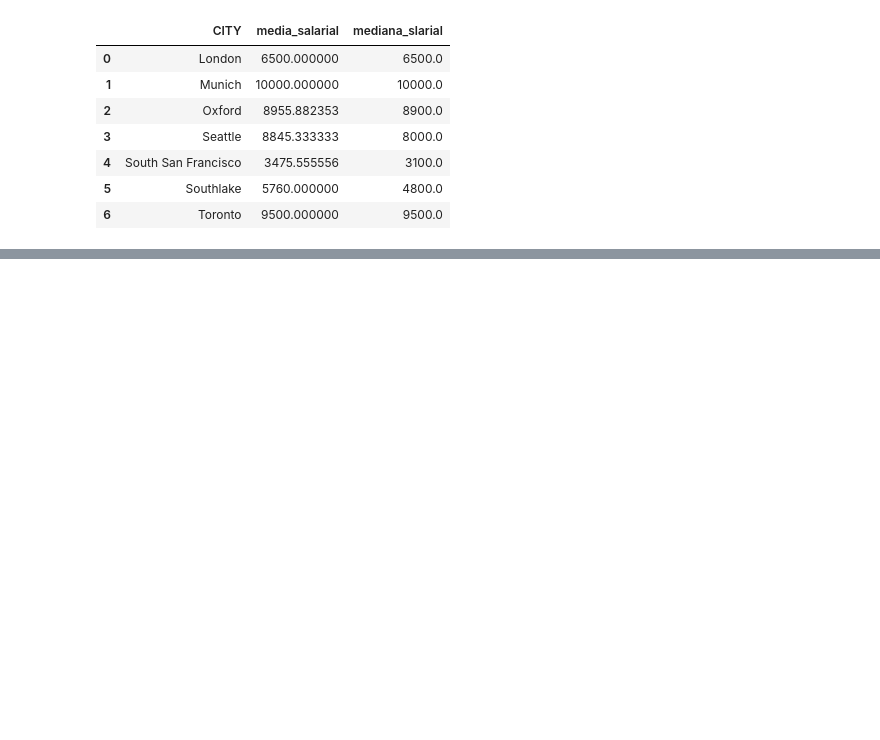
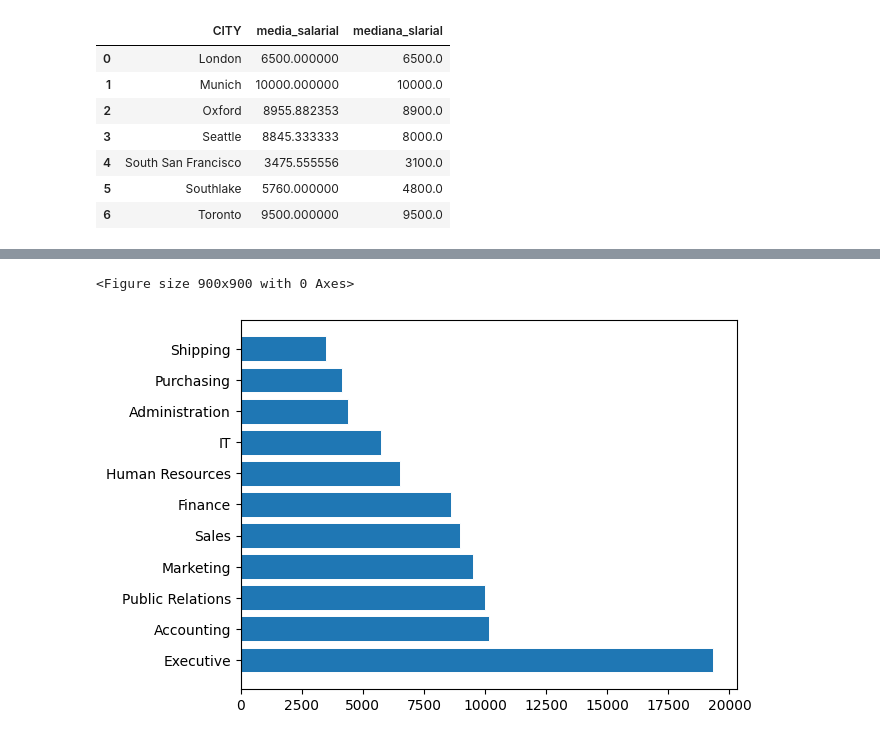
Before and after one commit to Visualizacao-Dados-BI-T3/mod1-projeto-avaliativo, a Jupyter notebook: notebook/projeto_avaliativo.ipynb, the cells around one changed output, grey strips where cells are left out. Saved outputs shown, nothing was run; the diff lists cells and outputs as text; code cells hidden in the pictures; blank space fills up the shorter version.

```diff
--- a/notebook/projeto_avaliativo.ipynb
+++ b/notebook/projeto_avaliativo.ipynb
@@ -643,0 +686,7 @@ df2.groupby("CITY").agg(
+# %%
+salario_depto = (df1.groupby("nome_depto").agg(
+    qtd_funcionarios=("cod_funcionario", "nunique"),
+    salario_medio=("salario", "mean"),
+    salario_mediana=("salario", "median"))).reset_index().sort_values("salario_medio", ascending=False)
+
+salario_depto
@@ -643,0 +706,11 @@ df2.groupby("CITY").agg(
+# %%
+plt.figure(figsize=(9,9))
+
+fig, ax = plt.subplots()
+
+ax.barh(salario_depto['nome_depto'],salario_depto["salario_medio"], edgecolor="white", linewidth=0.7)
+
+plt.show()
+# %% [output]
+<Figure size 900x900 with 0 Axes>
+[figure, added]
```
Also changed, not shown: parts of 12 cells of this notebook.
